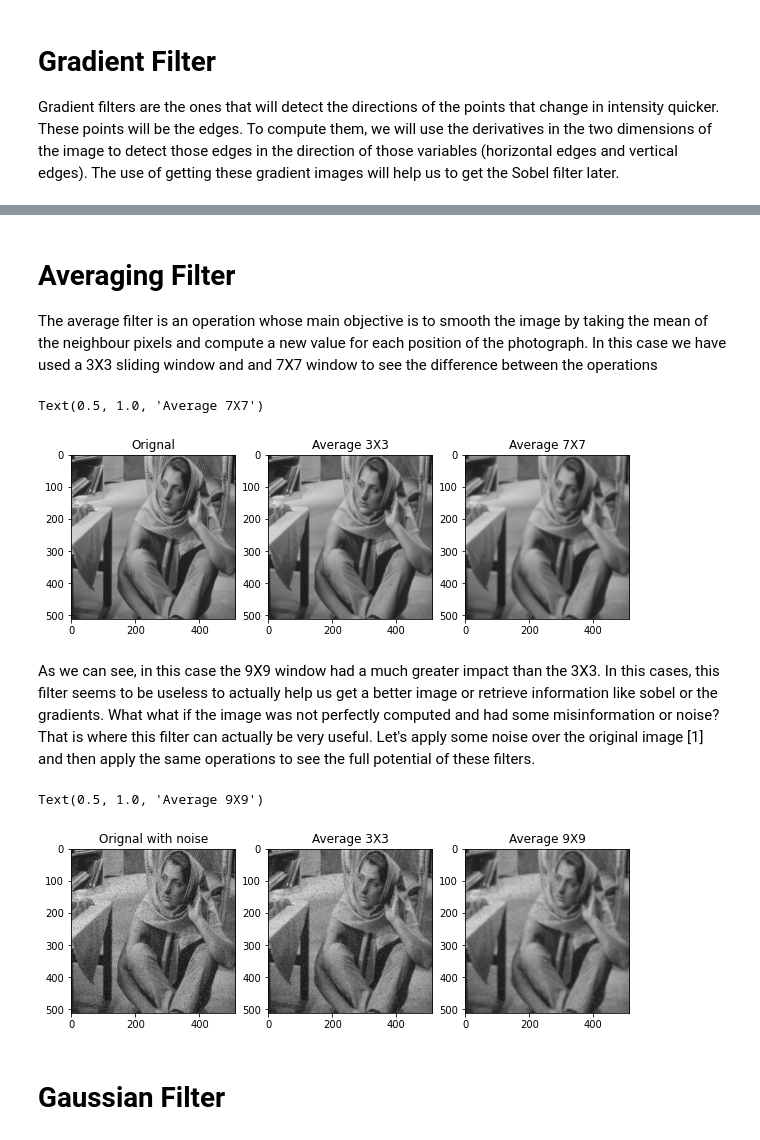
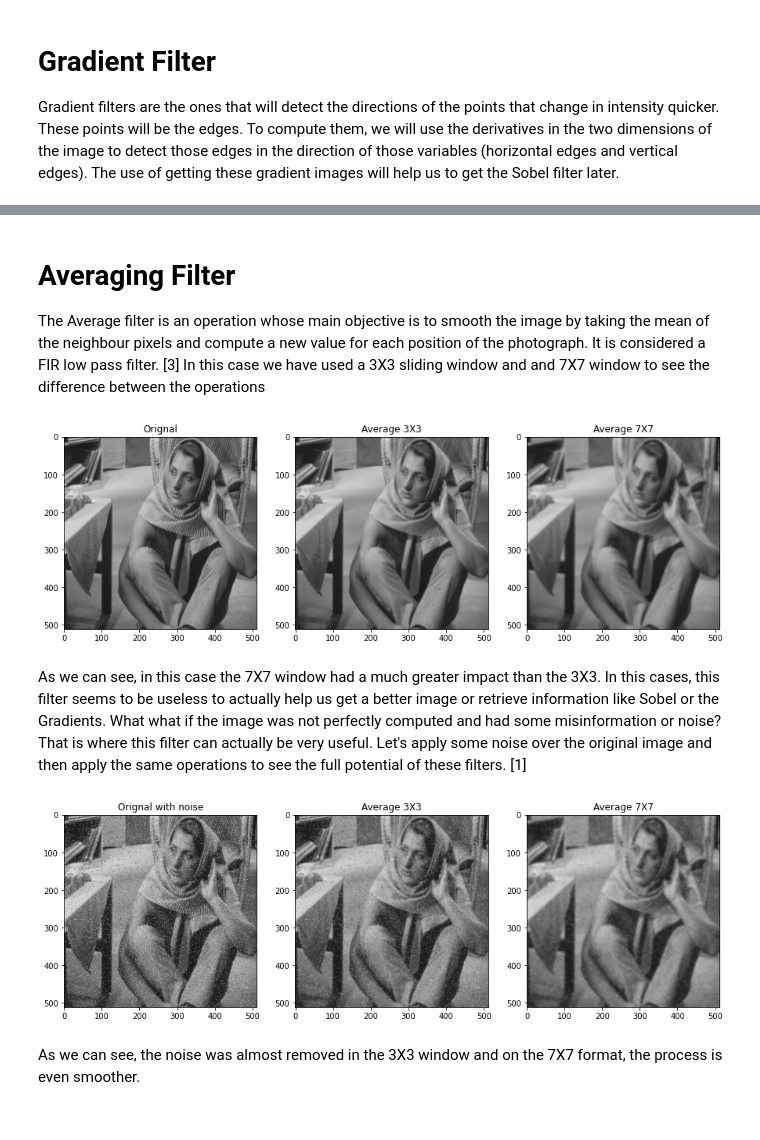
Before and after one commit to lyshuga/Signal_processing, a Jupyter notebook: Filtering/ImageFilter.ipynb, the cells around one changed output, grey strips where cells are left out. Saved outputs shown, nothing was run; the diff lists cells and outputs as text; code cells hidden in the pictures.

```diff
--- a/Filtering/ImageFilter.ipynb
+++ b/Filtering/ImageFilter.ipynb
@@ -137,33 +141,34 @@ plt.show()
 # %% [markdown]
 # Averaging Filter
-The average filter is an operation whose main objective is to smooth the image by taking the mean of the neighbour pixels and compute a new value for each position of the photograph. In this case we have used a 3X3 sliding window and and 7X7 window to see the difference between the operations
+The Average filter is an operation whose main objective is to smooth the image by taking the mean of the neighbour pixels and compute a new value for each position of the photograph. It is considered a FIR low pass filter. [3] In this case we have used a 3X3 sliding window and and 7X7 window to see the difference between the operations
 # %%
 img_avg_33 = cv.blur(src=img,ksize=(3,3)) #Doing average 3x3 kernel
 img_avg_77 = cv.blur(src=img,ksize=(7,7)) #Doing average 7x7 kernel
 
-fig = plt.figure(figsize=(10, 10))
+fig = plt.figure(figsize=(15, 15))
 fig.add_subplot(1, 3, 1)
 plt.imshow(img)
 plt.title("Orignal")
 
 fig.add_subplot(1, 3, 2)
 plt.imshow(img_avg_33)
 plt.title("Average 3X3")
 
 fig.add_subplot(1, 3, 3)
 plt.imshow(img_avg_77)
 plt.title("Average 7X7")
+
+plt.show()
 # %% [output]
-Text(0.5, 1.0, 'Average 7X7')
-[figure, old version]
+[figure, new version]
 # %% [markdown]
-As we can see, in this case the 9X9 window had a much greater impact than the 3X3. In this cases, this filter seems to be useless to actually help us get a better image or retrieve information like sobel or the gradients. What what if the image was not perfectly computed and had some misinformation or noise? That is where this filter can actually be very useful. Let's apply some noise over the original image [1] and then apply the same operations to see the full potential of these filters.
+As we can see, in this case the 7X7 window had a much greater impact than the 3X3. In this cases, this filter seems to be useless to actually help us get a better image or retrieve information like Sobel or the Gradients. What what if the image was not perfectly computed and had some misinformation or noise? That is where this filter can actually be very useful. Let's apply some noise over the original image and then apply the same operations to see the full potential of these filters. [1]
 # %%
 img_noise=add_noise(img)
 img_avg_33 = cv.blur(src=img_noise,ksize=(3,3)) #Doing average 3x3 kernel
 img_avg_77 = cv.blur(src=img_noise,ksize=(7,7)) #Doing average 9x9 kernel
 
-fig = plt.figure(figsize=(10, 10))
+fig = plt.figure(figsize=(15, 15))
 fig.add_subplot(1, 3, 1)
 plt.imshow(img_noise)
 plt.title("Orignal with noise")
@@ -174,9 +179,10 @@ plt.title("Average 3X3")
 
 fig.add_subplot(1, 3, 3)
 plt.imshow(img_avg_77)
-plt.title("Average 9X9")
+plt.title("Average 7X7")
+
+plt.show()
 # %% [output]
-Text(0.5, 1.0, 'Average 9X9')
-[figure, old version]
+[figure, new version]
-# %% [markdown]
-# Gaussian Filter
+# %% [markdown]
+As we can see, the noise was almost removed in the 3X3 window and on the 7X7 format, the process is even smoother.
```
Also changed, not shown: parts of 16 cells of this notebook.
